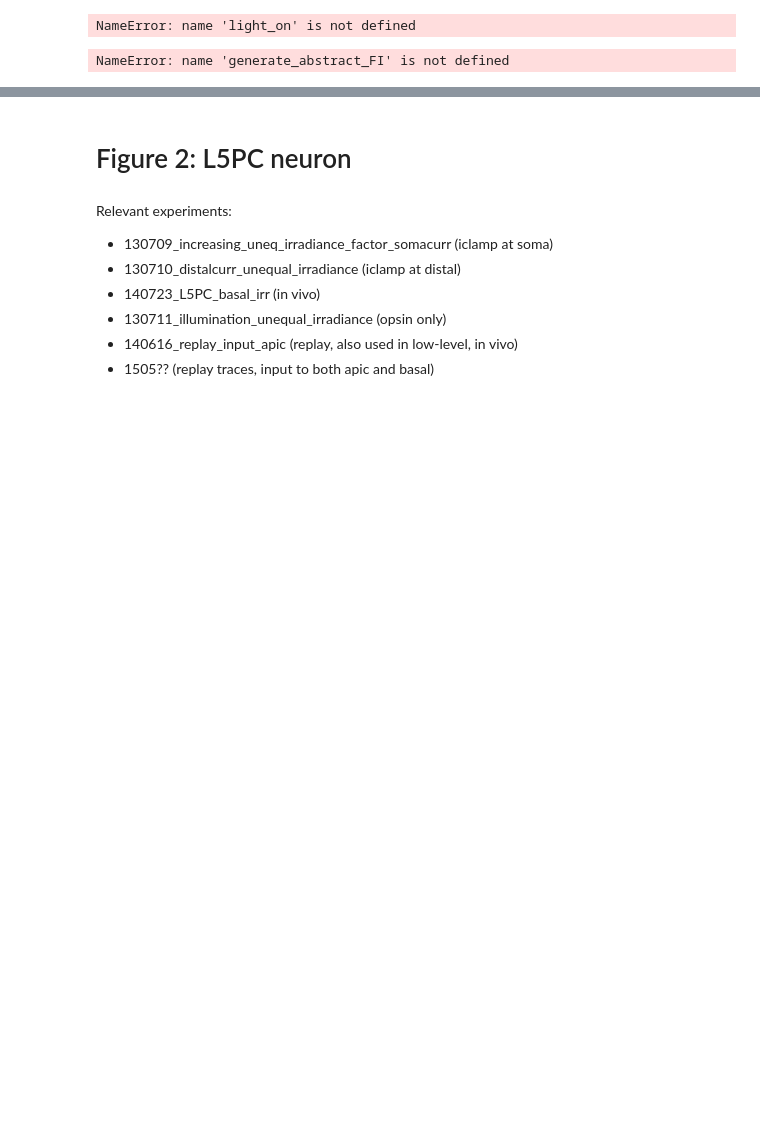
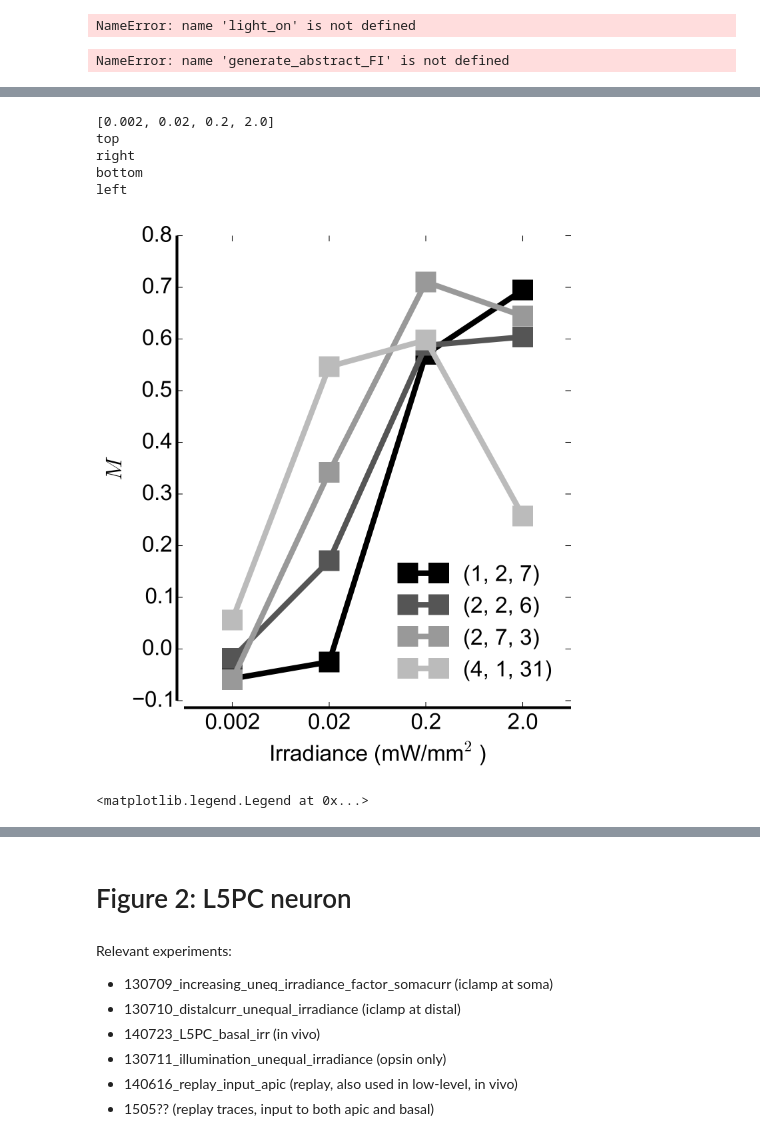
Before and after one commit to critcortex/optogenetics, a Jupyter notebook: diary/150612_plotFigures.ipynb, the cells around one changed output, grey strips where cells are left out. Saved outputs shown, nothing was run; the diff lists cells and outputs as text; code cells hidden in the pictures; blank space fills up the shorter version.

```diff
--- a/diary/150612_plotFigures.ipynb
+++ b/diary/150612_plotFigures.ipynb
@@ -225,0 +531,44 @@ NameError: name 'generate_abstract_FI' is not defined
+# %%
+pylab.figure(figsize=(5,6))
+irrs = newdata.keys()
+irrs.sort()
+colors = ['k','#555555','#999999','#bbbbbb']
+print irrs
+for (t,tree) in enumerate(trees):
+    nd = [newdata[irr][t] for irr in irrs]
+    pylab.plot(nd,label=tree,marker='s',c=colors[t],mec='none',ms=15)
+
+turn_off_border(pylab.gca())
+pylab.legend(loc=4,frameon=False,fontsize=16)
+pylab.xlim(-0.5,3.5)
+pylab.xticks(range(4),irrs)
+pylab.ylabel('$M$')
+pylab.xlabel('Irradiance (mW/mm$^2$)')
+pylab.savefig('Fig1_modulationVsIrradiance.png')
+pylab.savefig('Fig1_modulationVsIrradiance.svg')
+# %% [output]
+[0.002, 0.02, 0.2, 2.0]
+top
+right
+bottom
+left
+[figure, added]
+# %%
+%%capture
+ydata = {}
+for (i,irr) in enumerate(expAbstract_light['irrs']):
+    ydata[irr] = []
+    for (x,tree) in enumerate(trees):
+        ydata[irr].append(np.abs(YC[tree][i]-YH[tree][i]))
+print ydata
+
+for (i,irr) in enumerate(expAbstract_light['irrs']):
+    pylab.plot(range(len(trees)),ydata[irr],c=colors[i],marker='o',label=irr)
+
+turn_off_border(pylab.gca())
+pylab.xticks(range(4),trees)
+pylab.xlim(-0.25,3.25)
+pylab.ylabel('Modulation index')
+pylab.legend()
+# %% [output]
+<matplotlib.legend.Legend at 0x...>
```
Also changed, not shown: parts of 58 cells of this notebook, 22 other files.
